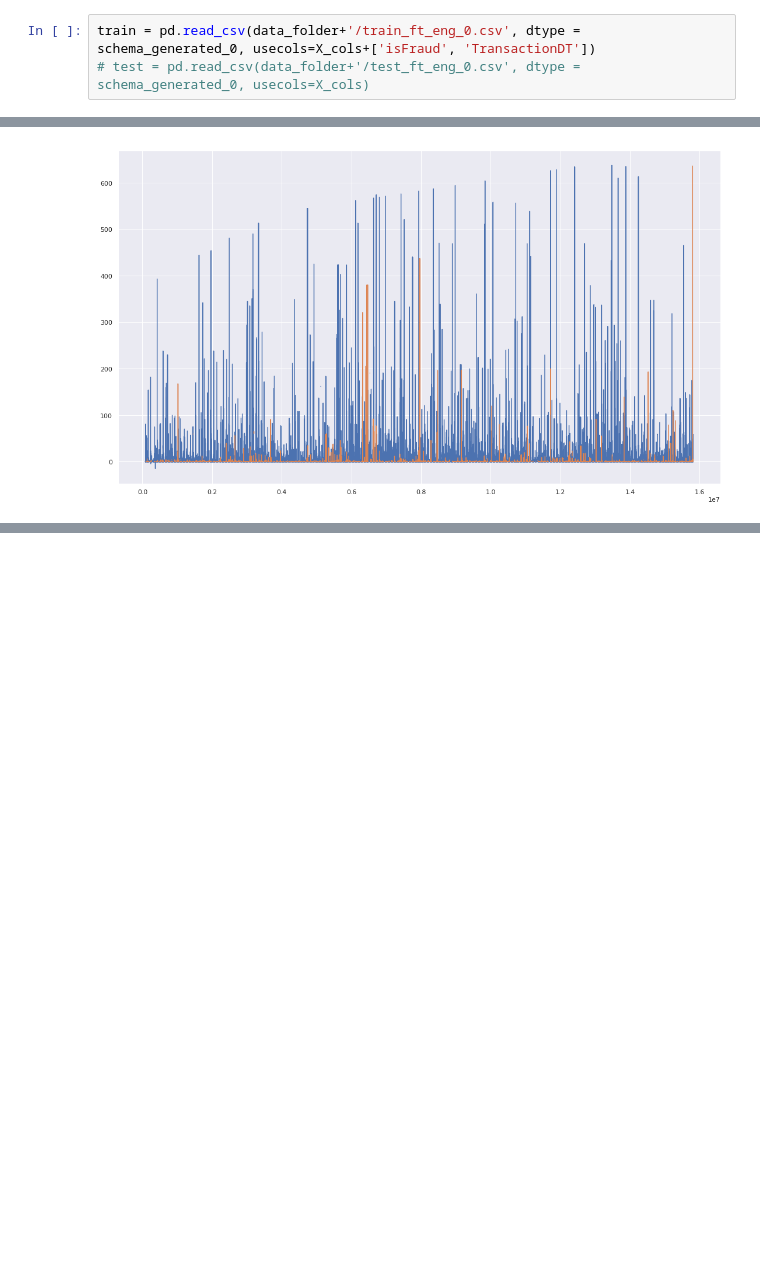
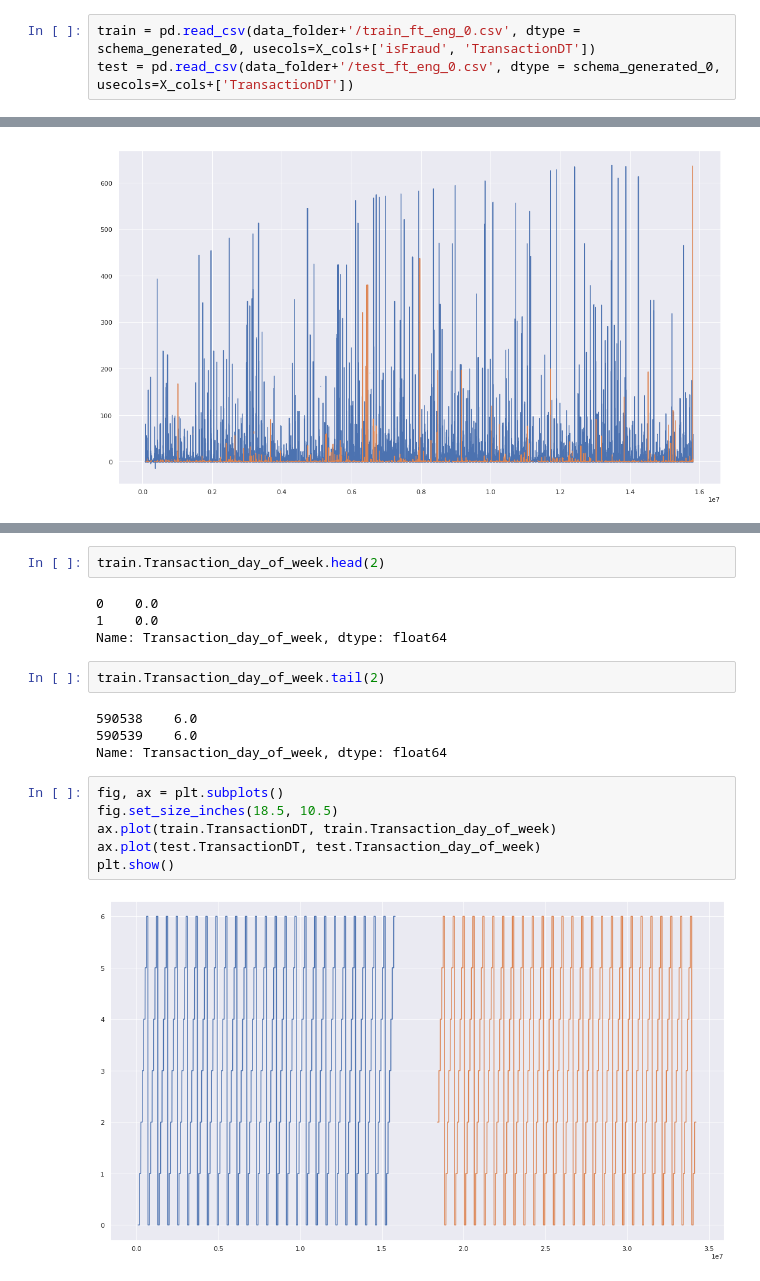
Before and after one commit to rodgomrod/kaggle_ieee_fraud, a Jupyter notebook: exploring_features_2nd_round.ipynb, the cells around one changed output, grey strips where cells are left out. Cells and saved outputs as stored; diff of their text form; blank space fills up the shorter version.

```diff
--- a/exploring_features_2nd_round.ipynb
+++ b/exploring_features_2nd_round.ipynb
@@ -28,7 +31,7 @@ X_cols = df_imp[df_imp.importance > 0.1].feature.to_list()
 data_folder = 'input'
 # %%
 train = pd.read_csv(data_folder+'/train_ft_eng_0.csv', dtype = schema_generated_0, usecols=X_cols+['isFraud', 'TransactionDT'])
-# test = pd.read_csv(data_folder+'/test_ft_eng_0.csv', dtype = schema_generated_0, usecols=X_cols)
+test = pd.read_csv(data_folder+'/test_ft_eng_0.csv', dtype = schema_generated_0, usecols=X_cols+['TransactionDT'])
 # %%
 train.shape
 # %% [output]
@@ -186,0 +211,20 @@ plt.show()
+# %%
+train.Transaction_day_of_week.head(2)
+# %% [output]
+0    0.0
+1    0.0
+Name: Transaction_day_of_week, dtype: float64
+# %%
+train.Transaction_day_of_week.tail(2)
+# %% [output]
+590538    6.0
+590539    6.0
+Name: Transaction_day_of_week, dtype: float64
+# %%
+fig, ax = plt.subplots()
+fig.set_size_inches(18.5, 10.5)
+ax.plot(train.TransactionDT, train.Transaction_day_of_week)
+ax.plot(test.TransactionDT, test.Transaction_day_of_week)
+plt.show()
+# %% [output]
+[figure, added]
```
Also changed, not shown: parts of 23 cells of this notebook, 1 other file.
